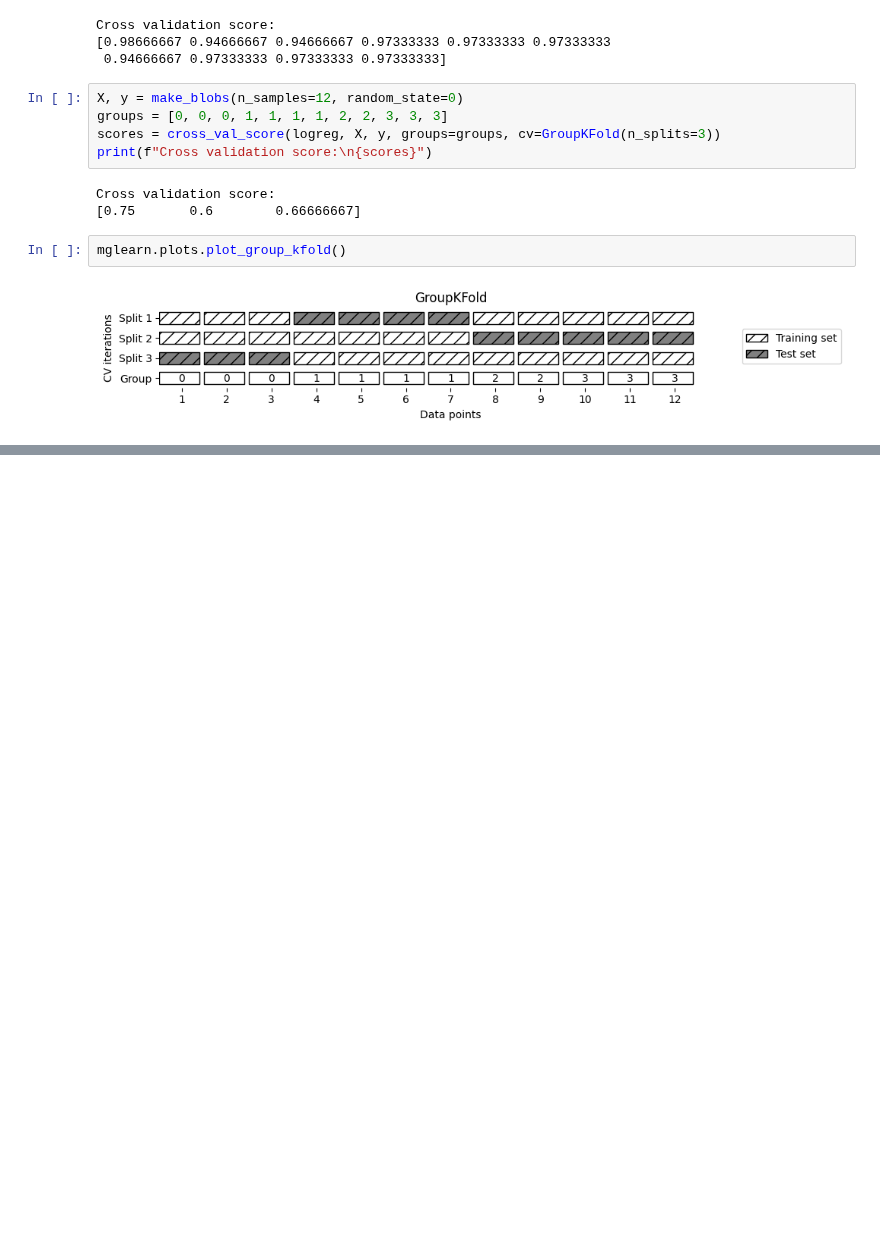
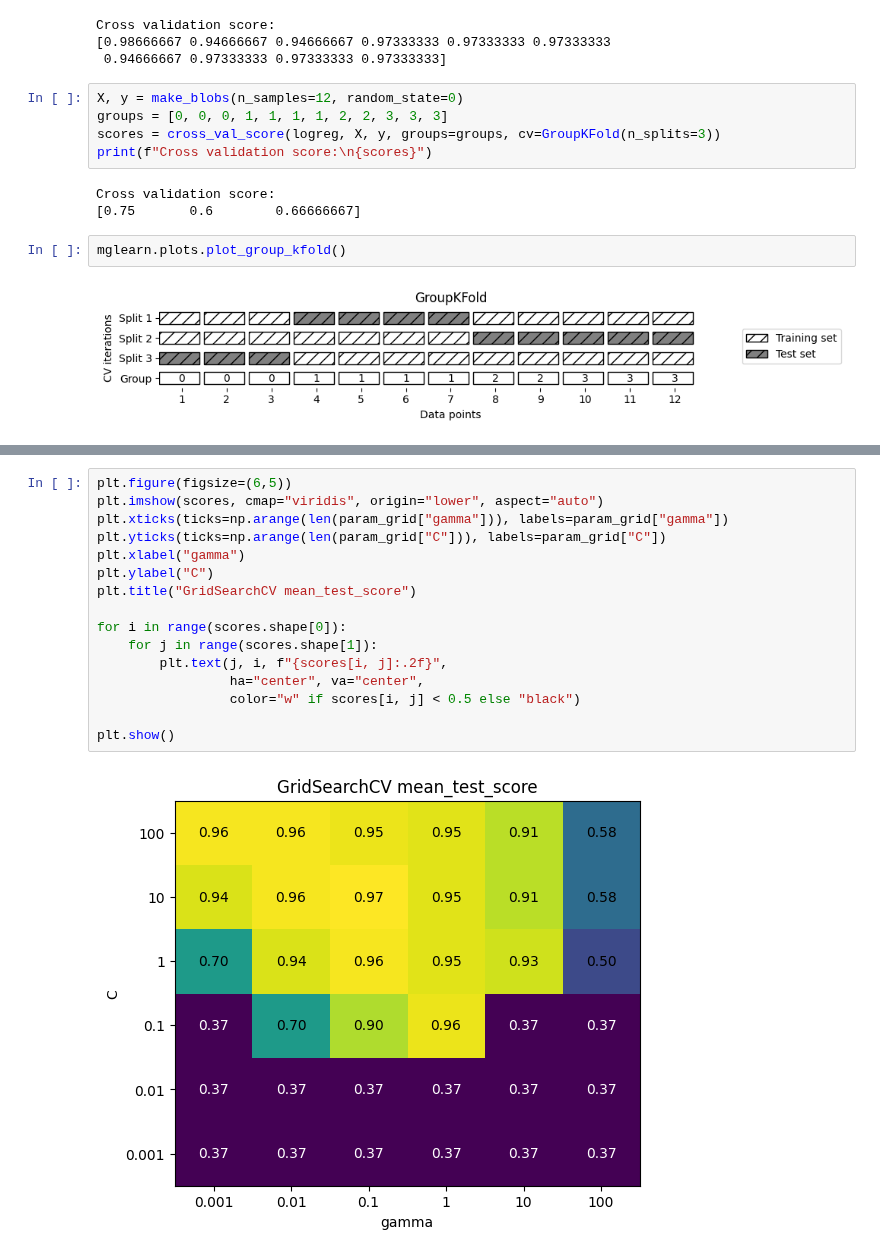
Before and after one commit to metju29/python-data-learning, a Jupyter notebook: Introduction to Machine Learning with Python book/chapter_5.ipynb, the cells around one changed output, grey strips where cells are left out. Drawn from its saved outputs; the diff is of its cells as text; blank space fills up the shorter version.

```diff
--- a/Introduction to Machine Learning with Python book/chapter_5.ipynb
+++ b/Introduction to Machine Learning with Python book/chapter_5.ipynb
@@ -104,0 +216,18 @@ mglearn.plots.plot_group_kfold()
+# %%
+plt.figure(figsize=(6,5))
+plt.imshow(scores, cmap="viridis", origin="lower", aspect="auto")
+plt.xticks(ticks=np.arange(len(param_grid["gamma"])), labels=param_grid["gamma"])
+plt.yticks(ticks=np.arange(len(param_grid["C"])), labels=param_grid["C"])
+plt.xlabel("gamma")
+plt.ylabel("C")
+plt.title("GridSearchCV mean_test_score")
+
+for i in range(scores.shape[0]):
+    for j in range(scores.shape[1]):
+        plt.text(j, i, f"{scores[i, j]:.2f}",
+                 ha="center", va="center",
+                 color="w" if scores[i, j] < 0.5 else "black")
+
+plt.show()
+# %% [output]
+[figure, added]
```
Also changed, not shown: parts of 17 cells of this notebook.
